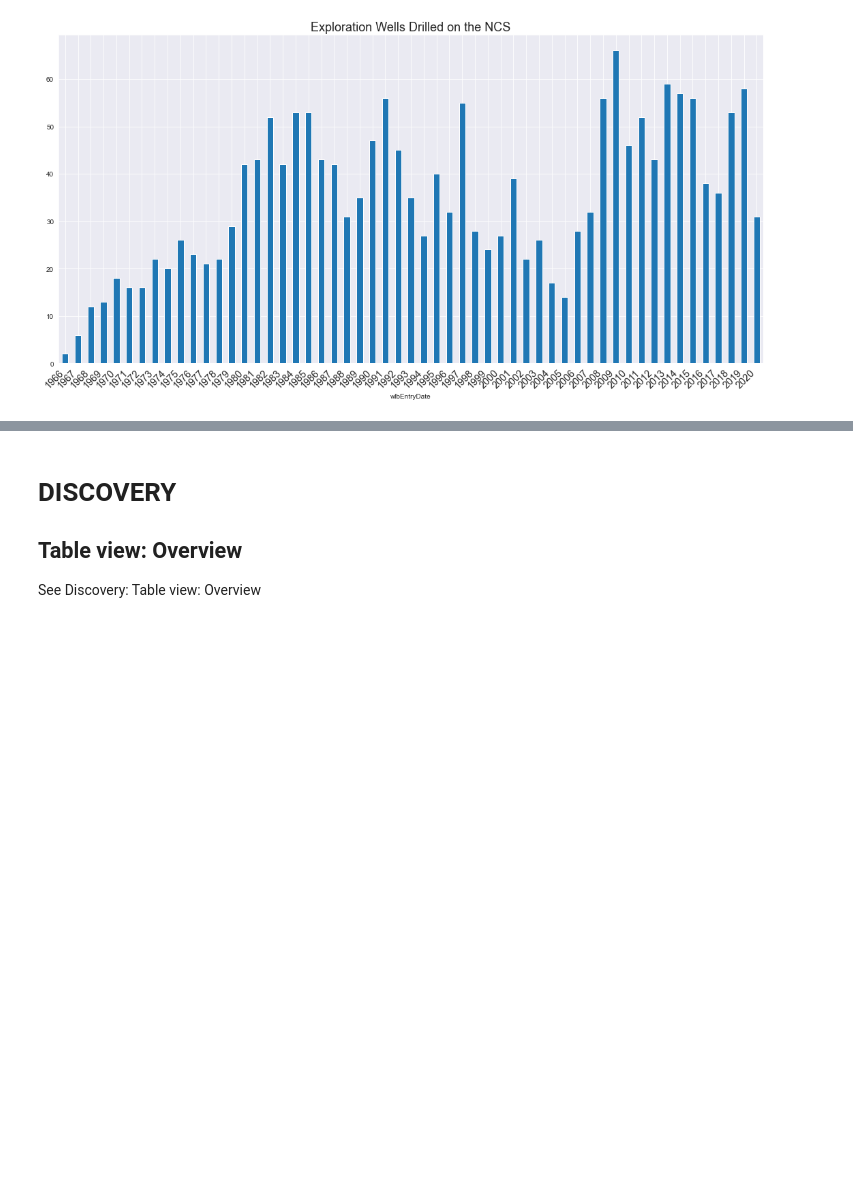
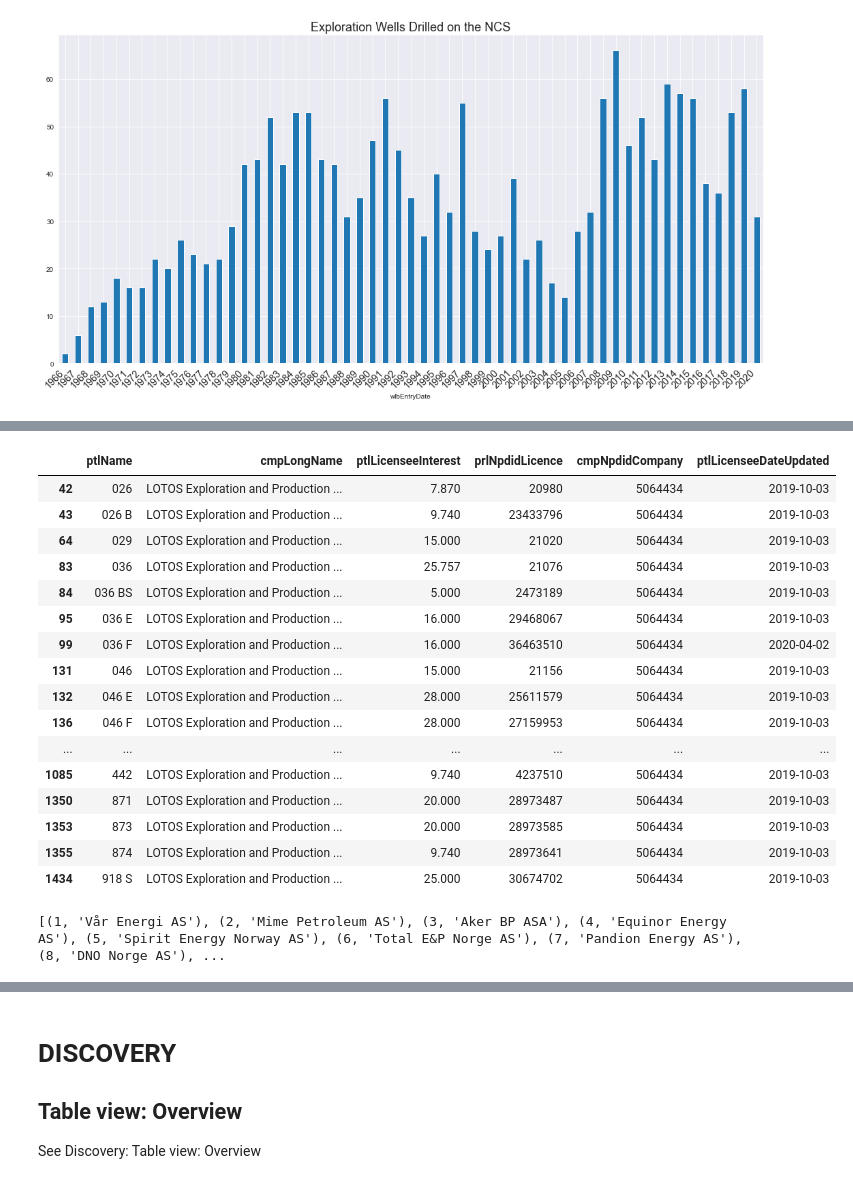
Before and after one commit to ABDunbar/NPD-Visualisation, a Jupyter notebook: npd_links.ipynb, the cells around one changed output, grey strips where cells are left out. Drawn from its saved outputs; the diff is of its cells as text; code cells hidden in the pictures; blank space fills up the shorter version.

```diff
--- a/npd_links.ipynb
+++ b/npd_links.ipynb
@@ -139,0 +190,34 @@ plt.show()
+# %%
+df[df['cmpLongName']=='LOTOS Exploration and Production Norge AS']
+# %% [output]
+|  | ptlName | cmpLongName | ptlLicenseeInterest | prlNpdidLicence | cmpNpdidCompany | ptlLicenseeDateUpdated |
+| 42 | 026 | LOTOS Exploration and Production ... | 7.870 | 20980 | 5064434 | 2019-10-03 |
+| 43 | 026 B | LOTOS Exploration and Production ... | 9.740 | 23433796 | 5064434 | 2019-10-03 |
+| 64 | 029 | LOTOS Exploration and Production ... | 15.000 | 21020 | 5064434 | 2019-10-03 |
+| 83 | 036 | LOTOS Exploration and Production ... | 25.757 | 21076 | 5064434 | 2019-10-03 |
+| 84 | 036 BS | LOTOS Exploration and Production ... | 5.000 | 2473189 | 5064434 | 2019-10-03 |
+| 95 | 036 E | LOTOS Exploration and Production ... | 16.000 | 29468067 | 5064434 | 2019-10-03 |
+| 99 | 036 F | LOTOS Exploration and Production ... | 16.000 | 36463510 | 5064434 | 2020-04-02 |
+| 131 | 046 | LOTOS Exploration and Production ... | 15.000 | 21156 | 5064434 | 2019-10-03 |
+| 132 | 046 E | LOTOS Exploration and Production ... | 28.000 | 25611579 | 5064434 | 2019-10-03 |
+| 136 | 046 F | LOTOS Exploration and Production ... | 28.000 | 27159953 | 5064434 | 2019-10-03 |
+| ... | ... | ... | ... | ... | ... | ... |
+| 1085 | 442 | LOTOS Exploration and Production ... | 9.740 | 4237510 | 5064434 | 2019-10-03 |
+| 1350 | 871 | LOTOS Exploration and Production ... | 20.000 | 28973487 | 5064434 | 2019-10-03 |
+| 1353 | 873 | LOTOS Exploration and Production ... | 20.000 | 28973585 | 5064434 | 2019-10-03 |
+| 1355 | 874 | LOTOS Exploration and Production ... | 9.740 | 28973641 | 5064434 | 2019-10-03 |
+| 1434 | 918 S | LOTOS Exploration and Production ... | 25.000 | 30674702 | 5064434 | 2019-10-03 |
+# %%
+company_list = df['cmpLongName'].unique()
+print(list(enumerate(company_list, start=1)))
+select = 20 # int(input("Select company: "))
+
+compare_list = []
+if select == 1:
+    compare_list.extend([company_list[select-1], company_list[select], company_list[select+1]])
+elif select == len(reserves):
+    compare_list.extend([company_list[select-1], company_list[select-2], company_list[select-3]])
+else:
+    compare_list.extend([company_list[select-1], company_list[select-2], company_list[select]])
+# %% [output]
+[(1, 'Vår Energi AS'), (2, 'Mime Petroleum AS'), (3, 'Aker BP ASA'), (4, 'Equinor Energy AS'), (5, 'Spirit Energy Norway AS'), (6, 'Total E&P Norge AS'), (7, 'Pandion Energy AS'), (8, 'DNO Norge AS'), ...
```
Also changed, not shown: parts of 67 cells of this notebook, 1 other file.
